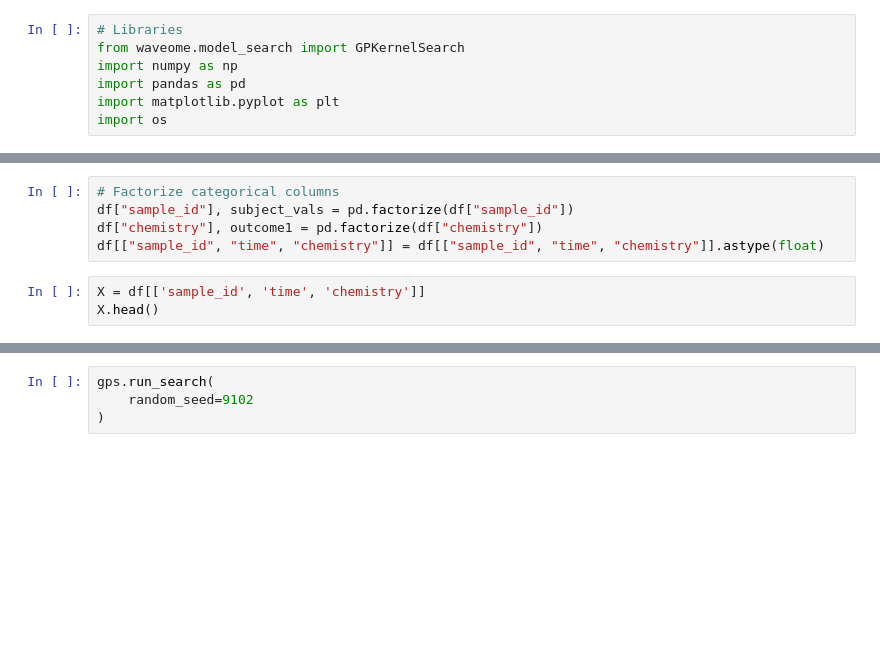
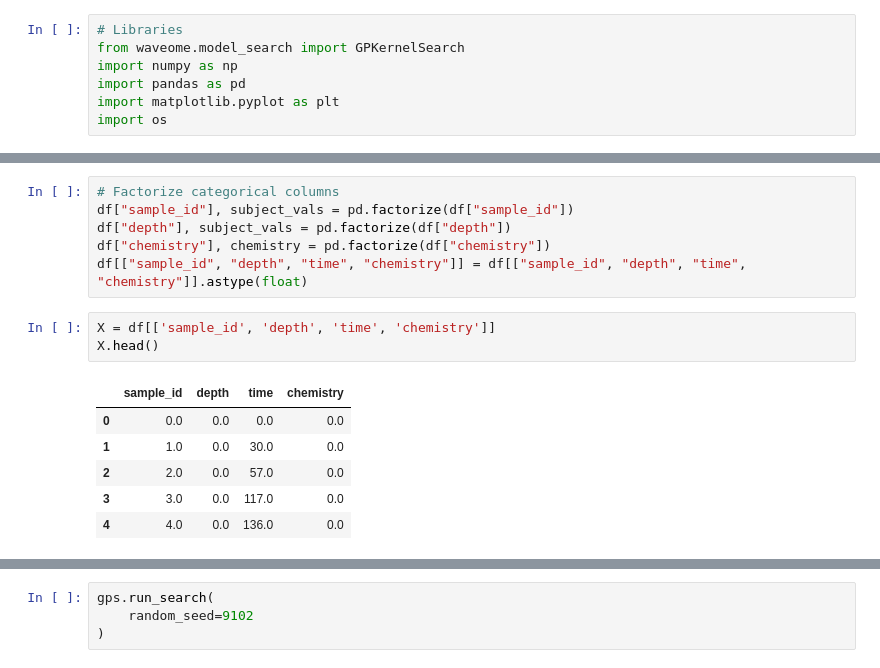
Before and after one commit to omicsEye/waveome, a Jupyter notebook: examples/Marine_microbiome/wavome_marine.ipynb, the cells around one changed output, grey strips where cells are left out. Saved outputs shown, nothing was run; the diff lists cells and outputs as text; blank space fills up the shorter version.

```diff
--- a/examples/Marine_microbiome/wavome_marine.ipynb
+++ b/examples/Marine_microbiome/wavome_marine.ipynb
@@ -92,9 +63,17 @@ for out in range(1,4):
 # %%
 # Factorize categorical columns
 df["sample_id"], subject_vals = pd.factorize(df["sample_id"])
-df["chemistry"], outcome1 = pd.factorize(df["chemistry"])
-df[["sample_id", "time", "chemistry"]] = df[["sample_id", "time", "chemistry"]].astype(float)
+df["depth"], subject_vals = pd.factorize(df["depth"])
+df["chemistry"], chemistry = pd.factorize(df["chemistry"])
+df[["sample_id", "depth", "time", "chemistry"]] = df[["sample_id", "depth", "time", "chemistry"]].astype(float)
 # %%
-X = df[['sample_id', 'time', 'chemistry']]
+X = df[['sample_id', 'depth', 'time', 'chemistry']]
 X.head()
+# %% [output]
+|  | sample_id | depth | time | chemistry |
+| 0 | 0.0 | 0.0 | 0.0 | 0.0 |
+| 1 | 1.0 | 0.0 | 30.0 | 0.0 |
+| 2 | 2.0 | 0.0 | 57.0 | 0.0 |
+| 3 | 3.0 | 0.0 | 117.0 | 0.0 |
+| 4 | 4.0 | 0.0 | 136.0 | 0.0 |
 # %%
```
Also changed, not shown: parts of 12 cells of this notebook.
